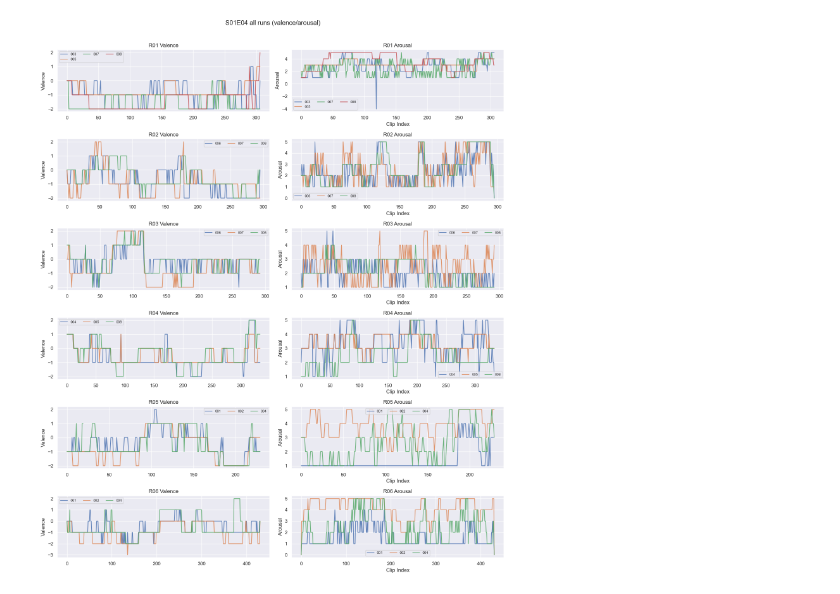
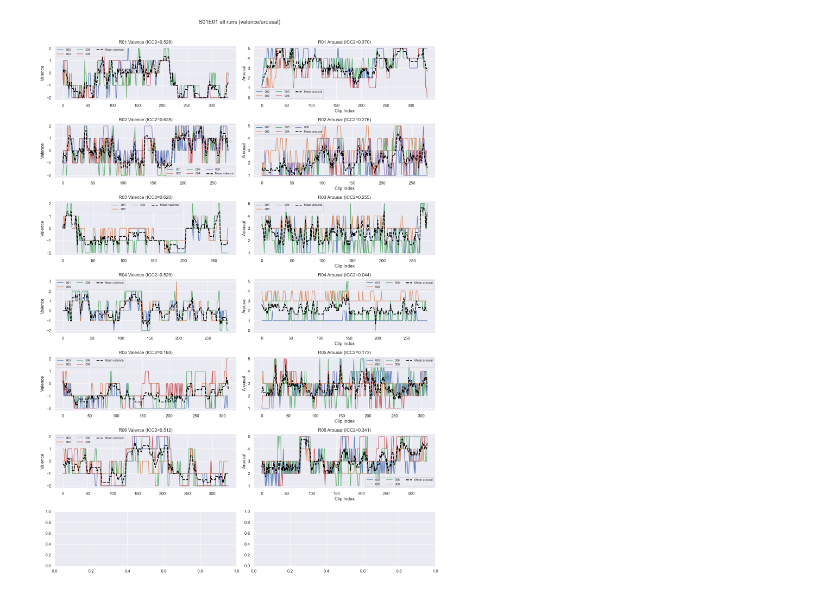
Before and after one commit to amayacosio3/diva-emotion-dfc, a Jupyter notebook: 0-annotations-cleaning.ipynb, the cells around one changed output. Drawn from its saved outputs; the diff is of its cells as text; code cells hidden in the pictures.

Commit message:
included new graphs with average and average by itself

```diff
--- a/0-annotations-cleaning.ipynb
+++ b/0-annotations-cleaning.ipynb
@@ -74,9 +74,56 @@ S01E01: 6 runs with CSVs
     S01E04R06_002.csv -> (431, 3)
     S01E04R06_004.csv -> (431, 3)
 # %%
-episode_to_plot = "S01E04"
-runs_to_plot = ["R01", "R02", "R03", "R04", "R05", "R06"]
+def compute_correlations(dfs, rating_type):
+    if not dfs:
+        return None
 
+    wide_df = pd.DataFrame()
+    raters = []
+    for df in dfs:
+        rater = df['rater'].iloc[0] # get rater name from
+        raters.append(rater)
+        wide_df[rater] = df.set_index('time')[rating_type] # make time the index and then make raters as columns
+
+    corr_matrix = wide_df.corr(method='spearman')
+    # set spearman ranked test as the correlation for the data frame
+
+    import numpy as np
+    triu_indices = np.triu_indices_from(corr_matrix, k=1)
+    overall_avg_corr = corr_matrix.values[triu_indices].mean()
+    # get overall spearman correlation per run
+
+    results = {}
+    for rater in raters:
+        others = [r for r in raters if r != rater]
+        if not others:
+            continue
+
+        # run spearman with the mean of other raters
+        mean_others = wide_df[others].mean(axis=1)
+        corr_with_mean = wide_df[rater].corr(mean_others, method='spearman')
+
+        # run spearman with every rater
+        if len(others) > 1:
+            corr_without = wide_df[others].corrwith(wide_df[rater], method='spearman')
+            avg_corr_without = corr_without.mean()
+        else:
+            avg_corr_without = corr_with_mean
+
+        results[rater] = {
+            'corr_with_mean': corr_with_mean,
+            'avg_corr_without': avg_corr_without
+
+        }
+    return {
+        'overall_avg_corr': overall_avg_corr,
+        'per_rater': results
+    }
+
+episode_to_plot = "S01E01"
+runs_to_plot = ["R01", "R02", "R03", "R04", "R05", "R06", "R07"]
+
+# plotting valence and arousal for each run of the selected episode
 n_runs = len(runs_to_plot)
 fig, axs = plt.subplots(n_runs, 2, figsize=(15, 3 * n_runs), sharex=False)
 fig.suptitle(f"{episode_to_plot} all runs (valence/arousal)")
@@ -117,6 +164,29 @@ for i, run_to_plot in enumerate(runs_to_plot):
 
         ax_val.plot(values.to_numpy(), label=rater_label, alpha=0.85)
         ax_aro.plot(aros.to_numpy(), label=rater_label, alpha=0.85)
+    if dfs_val:
+        wide_val = pd.DataFrame({
+            df['rater'].iloc[0]: df.set_index('time')['valence']
+            for df in dfs_val
+    # plot average with graph
+        })
+        avg_val = wide_val.mean(axis=1)
+        ax_val.plot(avg_val.index, avg_val.values,
+                    color='black', linestyle='--', linewidth=2,
+                    label='Mean valence')
+
+    if dfs_aro:
+        wide_aro = pd.DataFrame({
+            df['rater'].iloc[0]: df.set_index('time')['arousal']
+            for df in dfs_aro
+     # plot average with graph
+
+        })
+        avg_aro = wide_aro.mean(axis=1)
+        ax_aro.plot(avg_aro.index, avg_aro.values,
+                    color='black', linestyle='--', linewidth=2,
+                    label='Mean arousal')
+# calculating ICC2 for valence and arousal
 
     icc_val = np.nan
     icc_aro = np.nan
@@ -157,6 +227,23 @@ for i, run_to_plot in enumerate(runs_to_plot):
     ax_aro.set_ylabel("Arousal")
     ax_aro.set_xlabel("Clip Index")
     ax_aro.legend(fontsize=8, ncol=3)
+# correlations with spearman with and without the specific raters per run
+    corr_val = compute_correlations(dfs_val, 'valence')
+    if corr_val:
+        print(f"{run_to_plot} Valence:")
+        print(f"  Overall avg pairwise Spearman: {corr_val['overall_avg_corr']:.3f}")
+        for rater, res in corr_val['per_rater'].items():
+            print(f"  Rater {rater}: corr with mean of others: {res['corr_with_mean']:.3f}, avg corr without: {res['avg_corr_without']:.3f}")
+
+    corr_aro = compute_correlations(dfs_aro, 'arousal')
+    if corr_aro:
+        print(f"{run_to_plot} Arousal:")
+        print(f"  Overall avg pairwise Spearman: {corr_aro['overall_avg_corr']:.3f}")
+        for rater, res in corr_aro['per_rater'].items():
+            print(f"  Rater {rater}: corr with mean of others: {res['corr_with_mean']:.3f}, avg corr without: {res['avg_corr_without']:.3f}")
+
+    print()
+
 
 plt.tight_layout(rect=[0, 0, 1, 0.97])
 plt.show()
@@ -164 +268 @@ plt.show()
-[figure, old version]
+[figure, new version]
```
Also changed, not shown: parts of 4 cells of this notebook.
